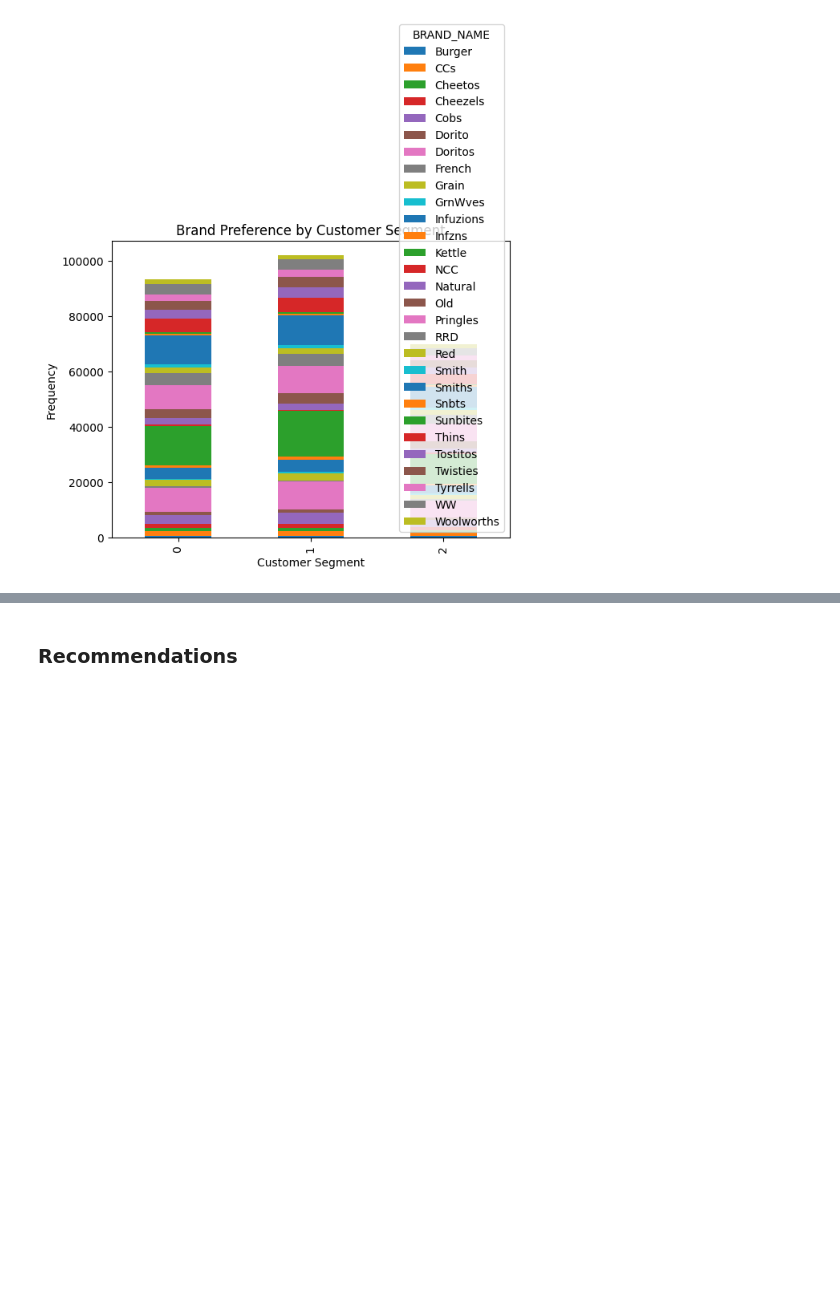
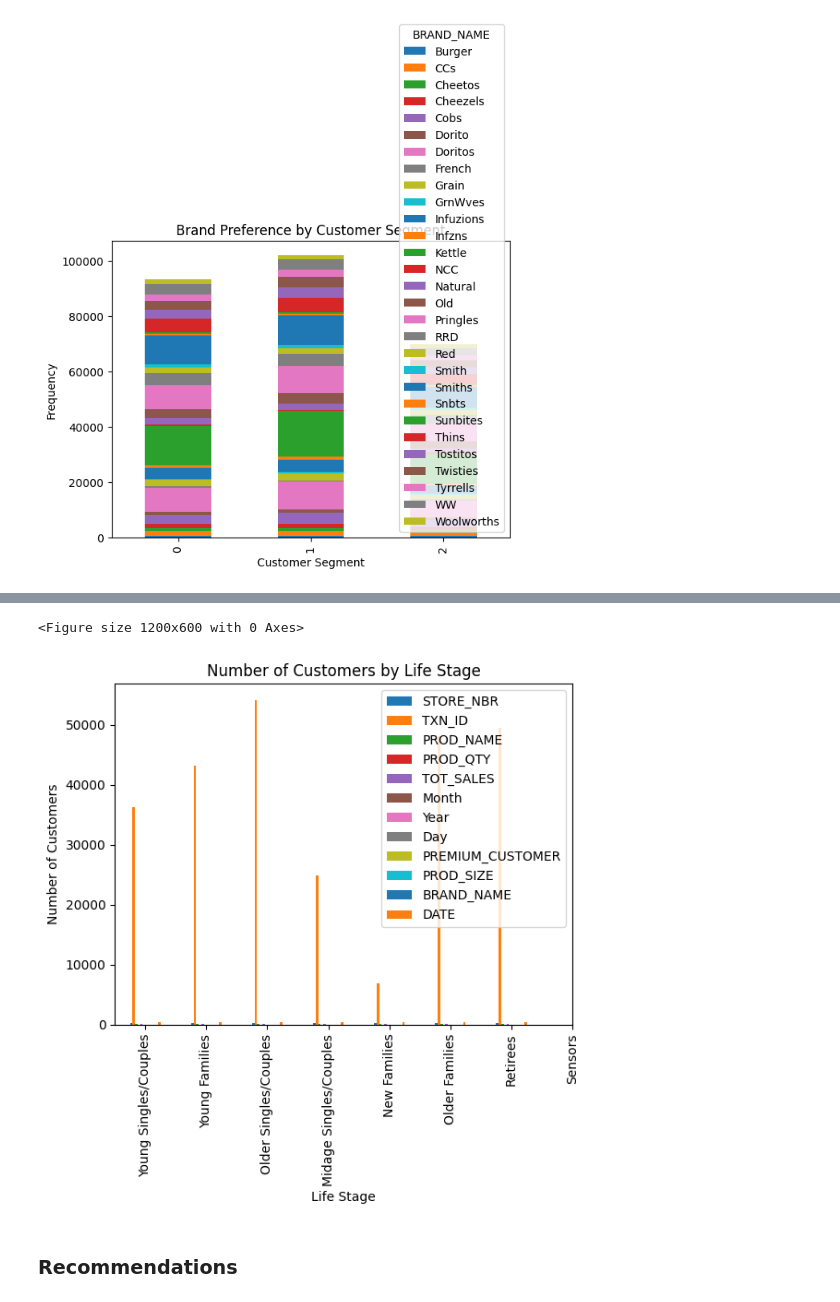
Before and after one commit to saadsohail05/Quantium-Retail-Strategy-and-Analytics, a Jupyter notebook: Retail-Strategy-and-Analytics.ipynb, the cells around one changed output, grey strips where cells are left out. Saved outputs shown, nothing was run; the diff lists cells and outputs as text; code cells hidden in the pictures; blank space fills up the shorter version.

```diff
--- a/Retail-Strategy-and-Analytics.ipynb
+++ b/Retail-Strategy-and-Analytics.ipynb
@@ -491,3 +502,15 @@ plt.show()
+# %%
+# Calculate the number of customers by life stage
+plt.figure(figsize=(12, 6))
+df_final.groupby('LIFESTAGE').nunique().plot(kind='bar')
+plt.title('Number of Customers by Life Stage')
+plt.xlabel('Life Stage')
+plt.ylabel('Number of Customers')
+plt.xticks(range(len(life_stage_labels)), life_stage_labels)
+plt.show()
+# %% [output]
+<Figure size 1200x600 with 0 Axes>
+[figure, added]
 # %% [markdown]
 ### Recommendations
 # %% [markdown]
```
Also changed, not shown: parts of 1 cell of this notebook, 1 other file.
